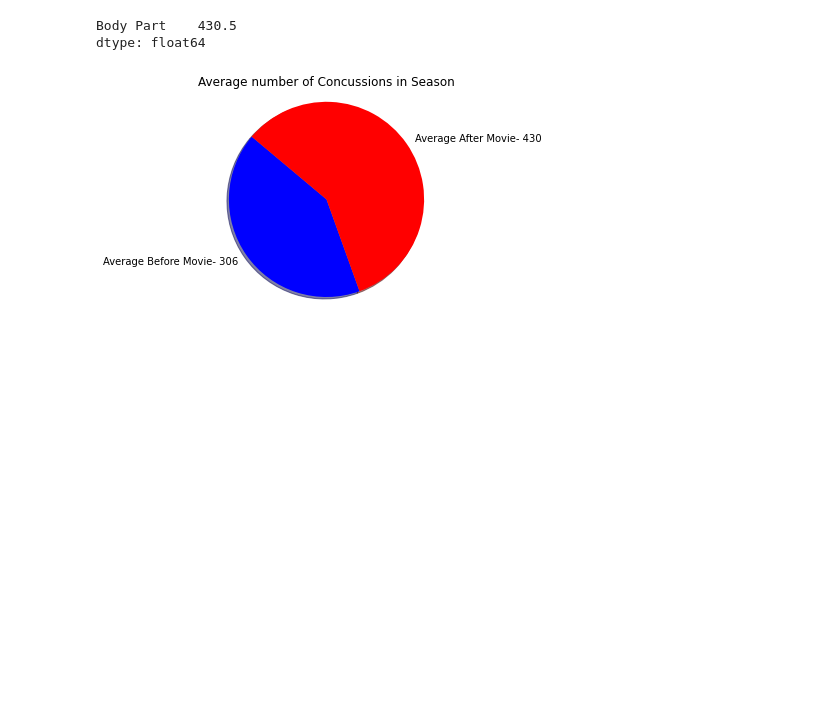
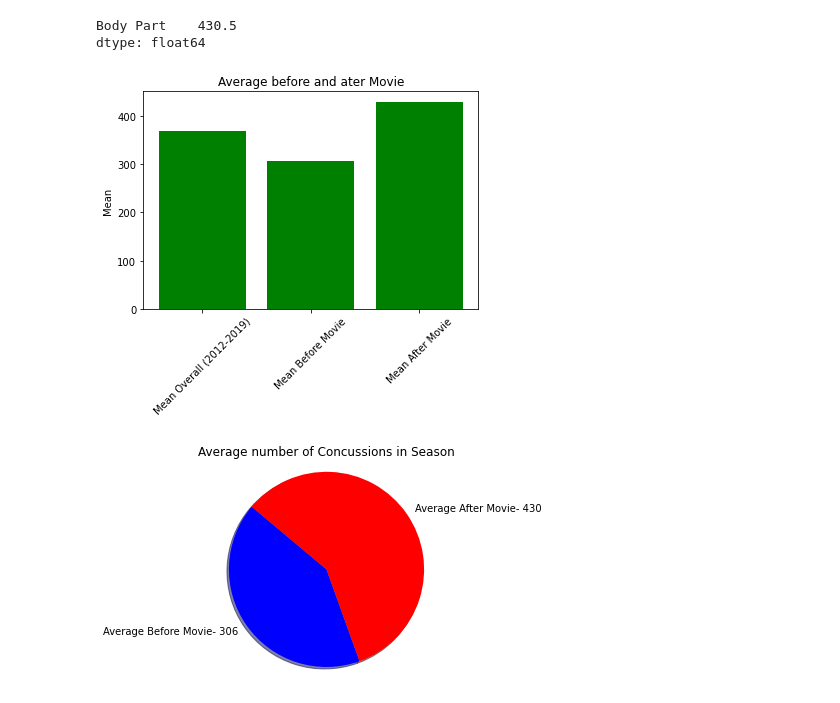
Before and after one commit to trippy64/ConcussionGroupA, a Jupyter notebook: movie_injury_data.ipynb, the cells around one changed output. Saved outputs shown, nothing was run; the diff lists cells and outputs as text; code cells hidden in the pictures; blank space fills up the shorter version.

```diff
--- a/movie_injury_data.ipynb
+++ b/movie_injury_data.ipynb
@@ -106,6 +109,18 @@ after_movie
 # %% [output]
 Body Part    430.5
 dtype: float64
+# %%
+x= ["Mean Overall (2012-2019)", "Mean Before Movie", "Mean After Movie"]
+y= [mean_concussions, before_movie, after_movie]
+
+plt.bar(x,y, color= "green")
+plt.xticks(rotation=45)
+plt.title("Average before and ater Movie")
+plt.ylabel('Mean')
+plt.savefig("meanoverall")
+plt.show()
+# %% [output]
+[figure, added]
 # %%
 labels=["Average Before Movie- 306", "Average After Movie- 430"]
 count=[306.75, 430.5]
```
Also changed, not shown: parts of 8 cells of this notebook, 1 other file.
